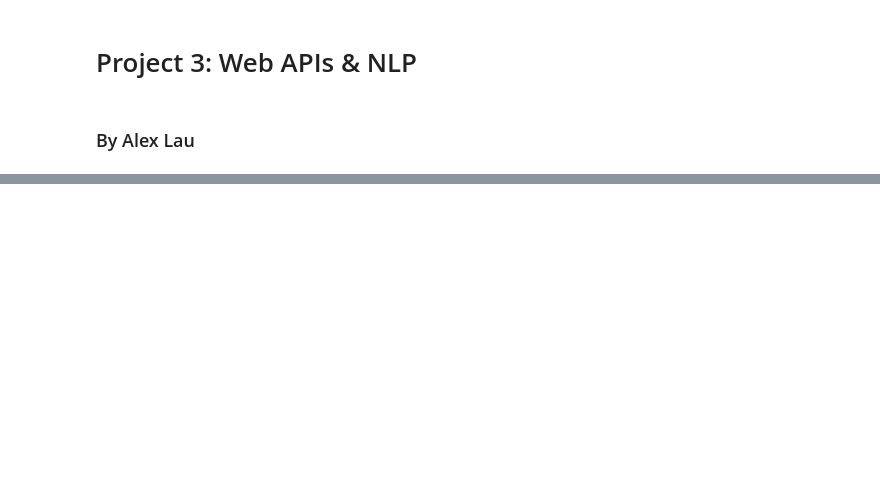
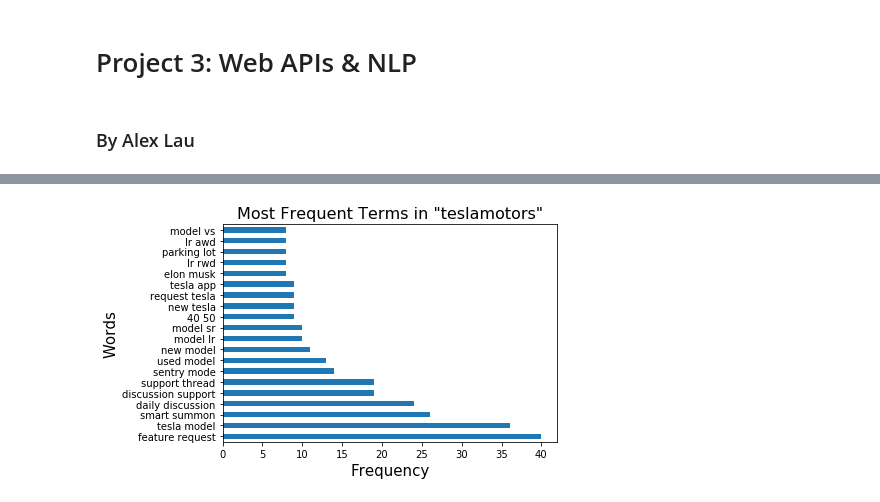
Before and after one commit to LexLau/Classifying-subreddit-cars-vs-teslamotors-with-NLP, a Jupyter notebook: Project_3_Web_APIs_&_NLP.ipynb, the cells around one changed output, grey strips where cells are left out. Saved outputs shown, nothing was run; the diff lists cells and outputs as text; code cells hidden in the pictures; blank space fills up the shorter version.

```diff
--- a/Project_3_Web_APIs_&_NLP.ipynb
+++ b/Project_3_Web_APIs_&_NLP.ipynb
@@ -457,0 +278,4 @@ Pipeline(memory=None,
+# %%
+frequent_terms('teslamotors', (2,2));
+# %% [output]
+[figure, added]
```
Also changed, not shown: parts of 131 cells of this notebook, 2 other files.
